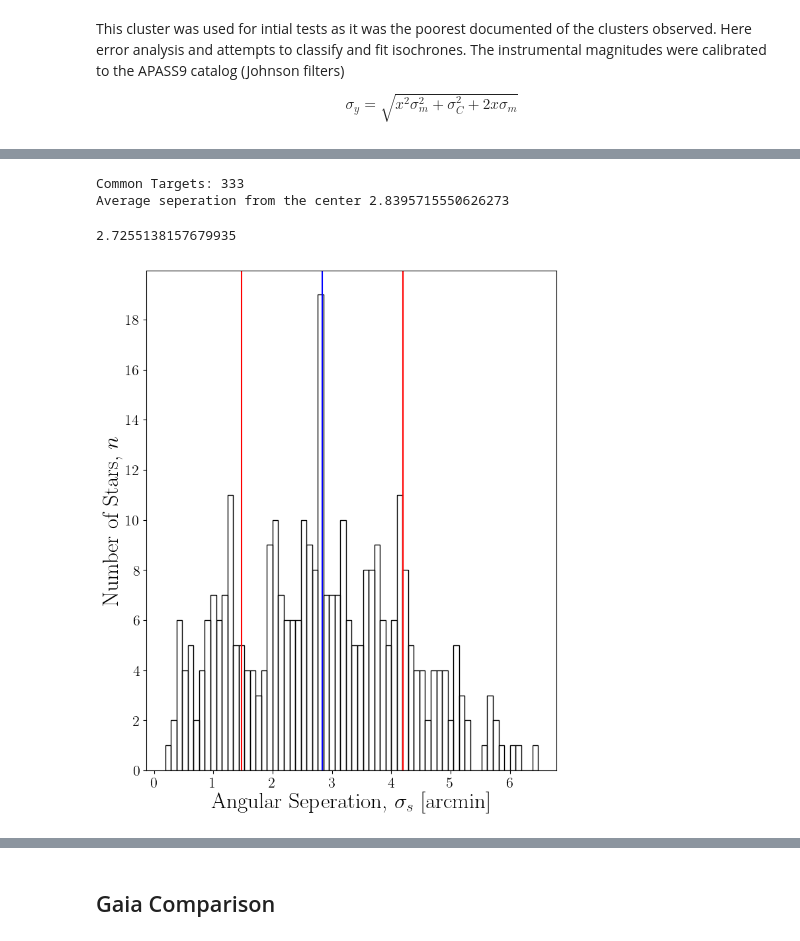
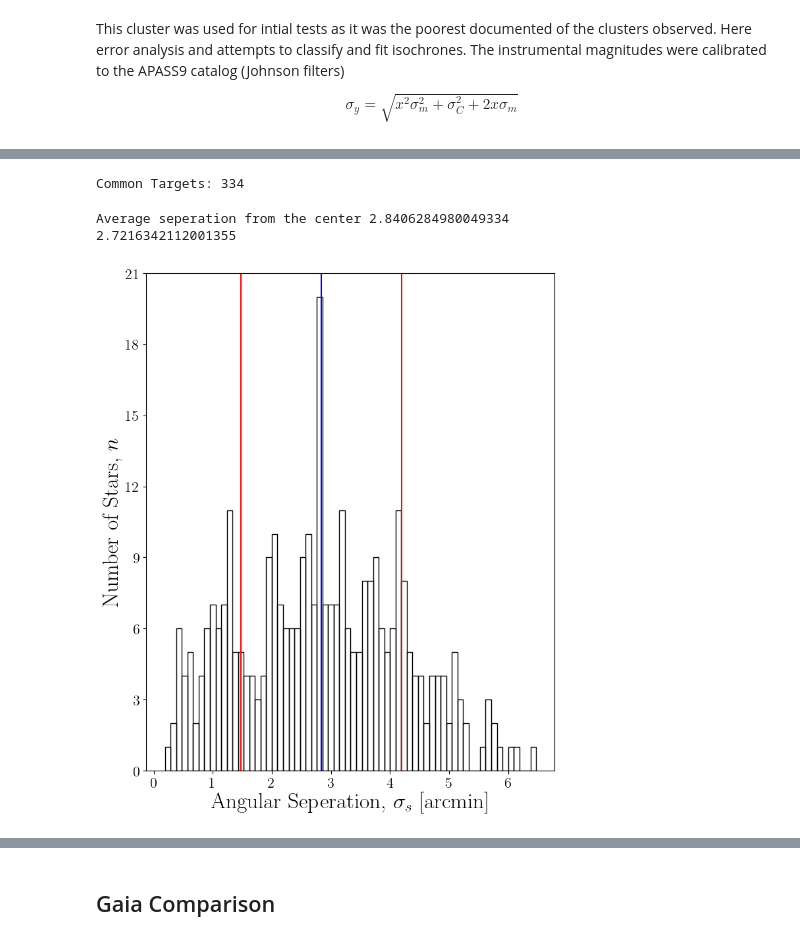
Before and after one commit to OwenJohnsons/Final_Year_Project, a Jupyter notebook: Code/classification.ipynb, the cells around one changed output, grey strips where cells are left out. Cells and saved outputs as stored; diff of their text form; code cells hidden in the pictures.

```diff
--- a/Code/classification.ipynb
+++ b/Code/classification.ipynb
@@ -173,32 +175,32 @@ def covariance_propagation(x, slope_err, const_err):
 # %%
-mag_V, mag_B, snr_B, snr_V, sources_V, sources_B, seperation, target_coords_v = unifi_steps('astrometric_obs_data/NGC2324_V_wcs.fits', 'astrometric_obs_data/NGC2324_B_wcs.fits', 2)
+mag_V, mag_B, snr_B, snr_V, sources_V, sources_B, seperation, target_coords_v = unifi_steps('astrometric_obs_data/NGC2324_V_wcs.fits', 'astrometric_obs_data/NGC2324_B_wcs.fits', 1)
 
-mag_Bc = lin_func(mag_B, mag_params['slope'][0], mag_params['constant'][0])
-mag_Vc = lin_func(mag_V, mag_params['slope'][1], mag_params['constant'][1])
+mag_Bc = lin_func(mag_B, mag_params['slope'][4], mag_params['constant'][4])
+mag_Vc = lin_func(mag_V, mag_params['slope'][5], mag_params['constant'][5])
 
 mag_V_err = covariance_propagation(mag_V, mag_params['slope_err'][1], mag_params['constant_err'][1])
 
 nan_mask = np.in1d(np.isnan(mag_Bc), np.isnan(mag_Vc))
 mag_Bc = mag_Bc[nan_mask]; mag_Vc = mag_Vc[nan_mask]
+target_coords_v = target_coords_v[nan_mask]
 
 data = pd.DataFrame({'mag_B': mag_Bc, 'emag_B':abs(1/snr_B)[nan_mask], 'mag_V':mag_Vc, 'emag_V':abs(1/snr_V)[nan_mask]})
-data.to_csv('calibrated_mags/NGC2324.csv')
+data.to_csv('calibrated_mags/berkeley28.csv')
 
 print('Average seperation from the center', seperation.mean()*60)
+
+ax = plt.figure(figsize=(8, 10)).gca()
+plt.hist(seperation*60, bins = int(len(sources_V)*0.2), facecolor = 'None', edgecolor = 'k')
+plt.axvline(seperation.mean()*60, color = 'blue')
+plt.axvline(seperation.mean()*60 + seperation.std()*60, color = 'red'); plt.axvline(seperation.mean()*60 - seperation.std()*60, color = 'red')
+plt.xlabel('Angular Seperation, $\sigma_s$ [arcmin]', fontsize = 24); plt.ylabel('Number of Stars, $n$', fontsize = 24)
+ax.yaxis.set_major_locator(MaxNLocator(integer=True))
+print(seperation.std()*2*60)
 # %% [output]
-Common Targets: 333
-Average seperation from the center 2.8395715550626273
+Common Targets: 334
+Average seperation from the center 2.8406284980049334
+2.7216342112001355
+[figure, added]
-# %%
-ax = plt.figure(figsize=(8, 10)).gca()
-plt.hist(seperation*60, bins = int(len(sources_V)*0.2), facecolor = 'None', edgecolor = 'k')
-plt.axvline(seperation.mean()*60, color = 'blue')
-plt.axvline(seperation.mean()*60 + seperation.std()*60, color = 'red'); plt.axvline(seperation.mean()*60 - seperation.std()*60, color = 'red')
-plt.xlabel('Angular Seperation, $\sigma_s$ [arcmin]', fontsize = 24); plt.ylabel('Number of Stars, $n$', fontsize = 24)
-ax.yaxis.set_major_locator(MaxNLocator(integer=True))
-print(seperation.std()*2*60)
-# %% [output]
-2.7255138157679935
-[figure, removed]
 # %%
 clus_size = int(.05*len(mag_Vc))
 cmd_data = np.transpose(np.array([mag_Vc, (mag_Bc - mag_Vc)]))
```
Also changed, not shown: parts of 14 cells of this notebook, 15 other files.
